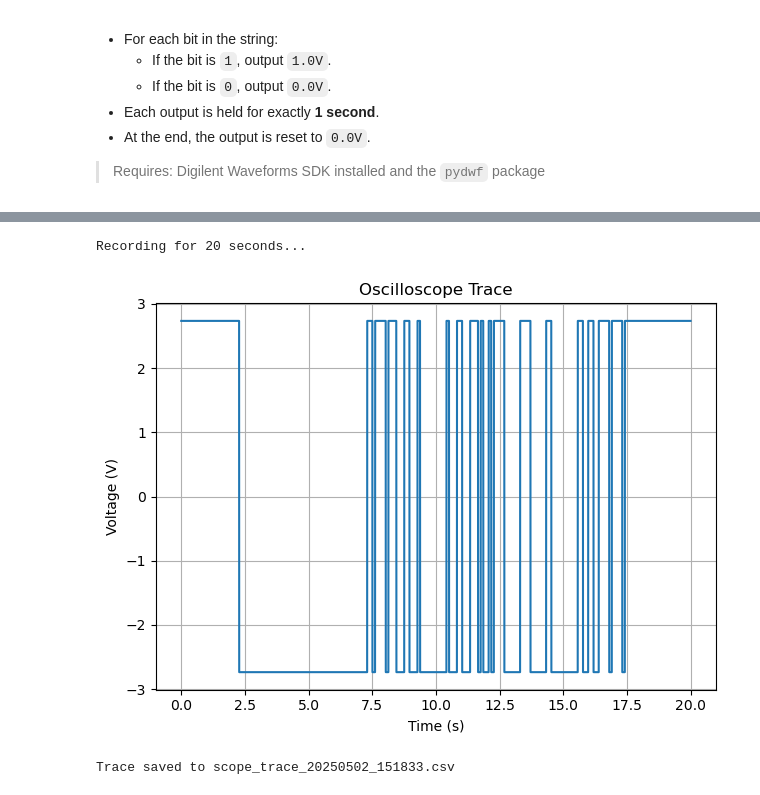
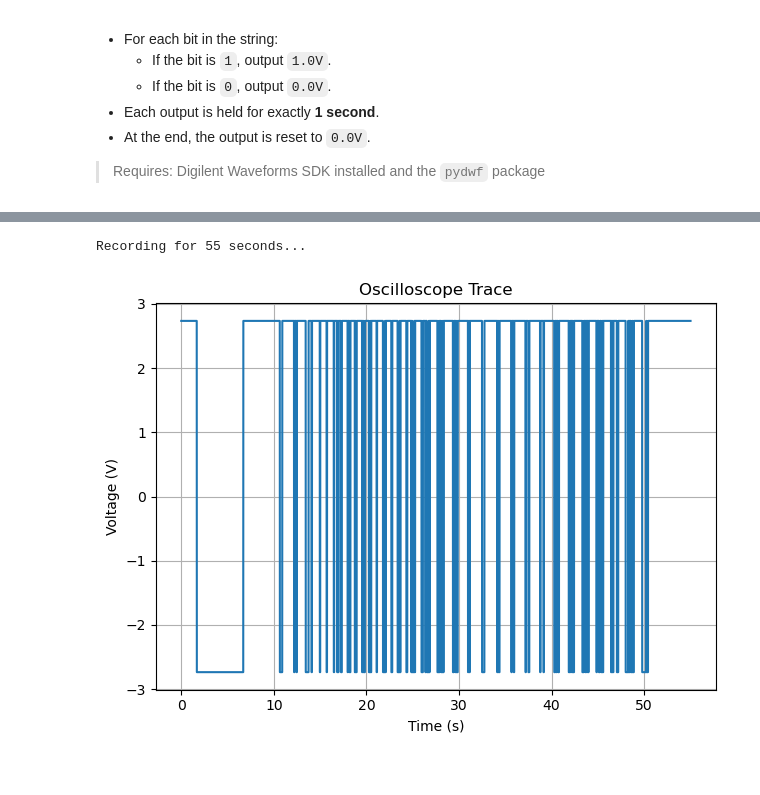
Before and after one commit to Adibanand/Physics111AFinalProject, a Jupyter notebook: bit_controlled_output.ipynb, the cells around one changed output, grey strips where cells are left out. Drawn from its saved outputs; the diff is of its cells as text; code cells hidden in the pictures.

```diff
--- a/bit_controlled_output.ipynb
+++ b/bit_controlled_output.ipynb
@@ -164,7 +87,7 @@ from pydwf import DwfLibrary, DwfAcquisitionMode
 from pydwf.utilities import openDwfDevice
 
 
-def record_scope_trace(duration_sec=10, sample_rate=10000):
+def record_scope_trace(duration_sec=10, sample_rate=10000,csv=False):
     """
     Records a scope trace using a Digilent device for a given duration.
 
@@ -217,19 +140,19 @@ def record_scope_trace(duration_sec=10, sample_rate=10000):
         plt.show()
 
         # Save to CSV
-        timestamp = datetime.now().strftime("%Y%m%d_%H%M%S")
-        filename = f"scope_trace_{timestamp}.csv"
-        with open(filename, mode='w', newline='') as f:
-            writer = csv.writer(f)
-            writer.writerow(["Time (s)", "Voltage (V)"])
-            writer.writerows(zip(time_array, voltage_array))
+        if csv==True:
+            timestamp = datetime.now().strftime("%Y%m%d_%H%M%S")
+            filename = f"scope_trace_{timestamp}.csv"
+            with open(filename, mode='w', newline='') as f:
+                writer = csv.writer(f)
+                writer.writerow(["Time (s)", "Voltage (V)"])
+                writer.writerows(zip(time_array, voltage_array))
 
-        print(f"Trace saved to {filename}")
+            print(f"Trace saved to {filename}")
 
     return time_array, voltage_array
 # %%
-t, v = record_scope_trace(duration_sec=20, sample_rate=10000)
+t, v = record_scope_trace(duration_sec=55, sample_rate=10000)
 # %% [output]
-Recording for 20 seconds...
+Recording for 55 seconds...
-[figure, old version]
+[figure, new version]
-Trace saved to scope_trace_20250502_151833.csv
```
Also changed, not shown: parts of 17 cells of this notebook, 17 other files.
